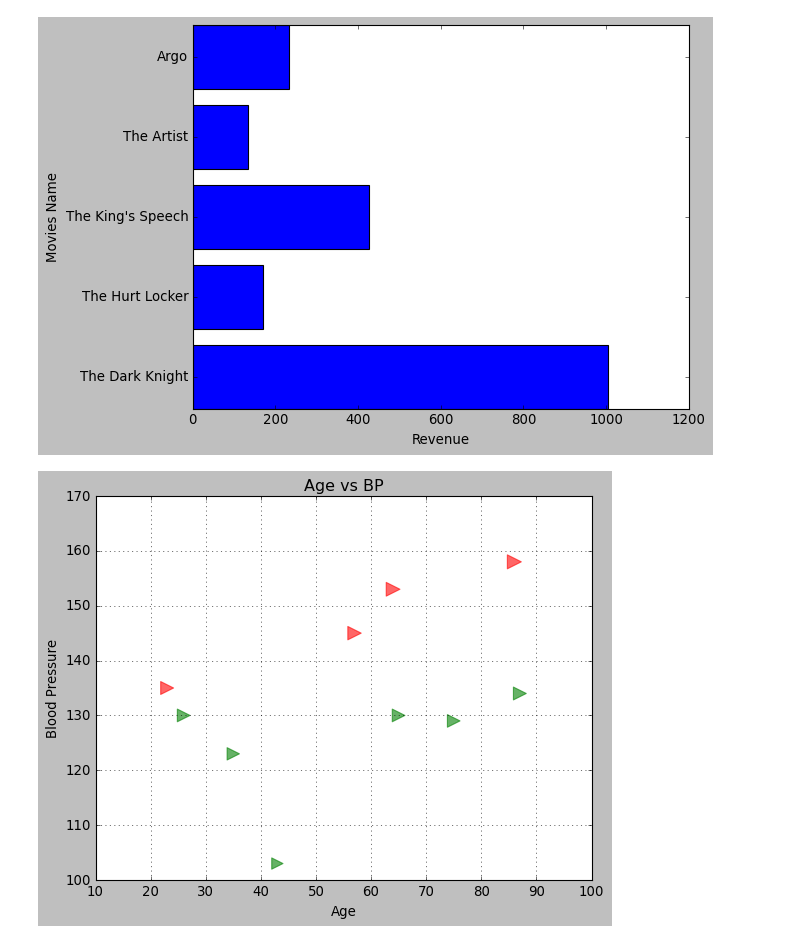
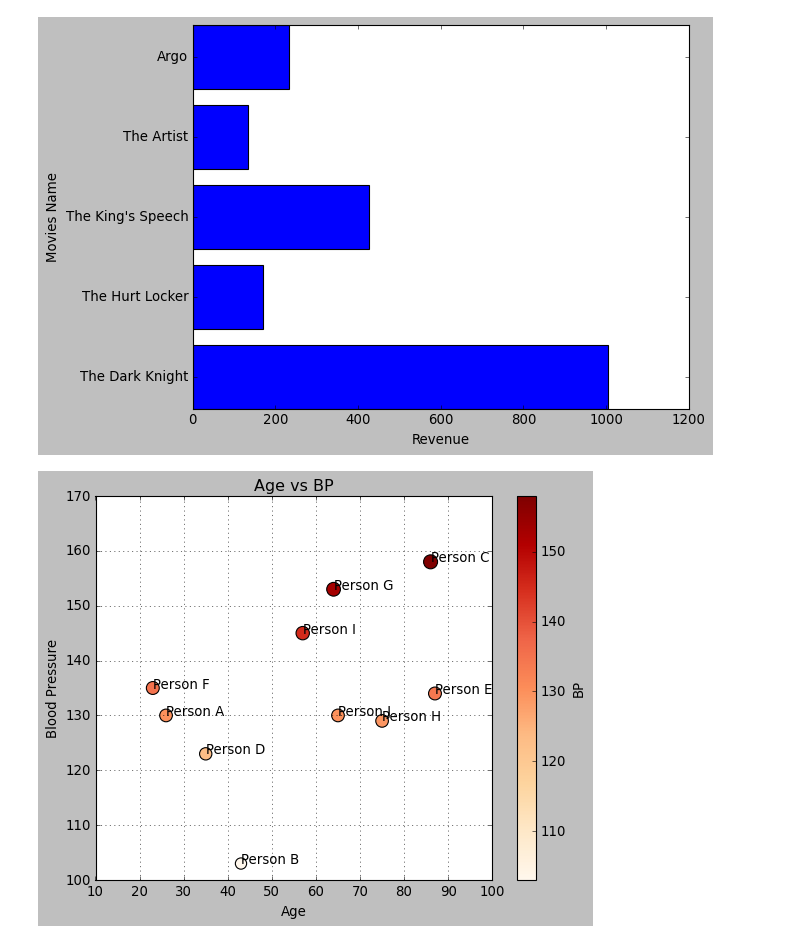
Before and after one commit to yenare-vaibhavi-30/ai-ml-learning-journey, a Jupyter notebook: Data Visualization/matplotlib_tutorial.ipynb, the cells around one changed output. Drawn from its saved outputs; the diff is of its cells as text; code cells hidden in the pictures.

```diff
--- a/Data Visualization/matplotlib_tutorial.ipynb
+++ b/Data Visualization/matplotlib_tutorial.ipynb
@@ -229,15 +229,20 @@ Text(0, 0.5, 'Movies Name')
 # %%
 # Scatter Plots
 
 people = ["Person A", "Person B", "Person C", "Person D", "Person E",
            "Person F", "Person G", "Person H", "Person I", "Person J"]
 age = [26, 43, 86, 35, 87, 23, 64, 75, 57, 65]
 bp = [130, 103, 158, 123, 134, 135, 153, 129, 145, 130]
-colors = ["green" if x < 135 else "red" for x in bp ]
-plt.scatter(age, bp, color= colors, s = bp, marker = ">", alpha= 0.6)
+#colors = ["green" if x < 135 else "red" for x in bp ]
+#plt.scatter(age, bp, color= colors, s = bp, marker = ">", alpha= 0.6)
+plt.scatter(age, bp, s = bp, cmap = "OrRd", c = bp)
 plt.title("Age vs BP")
 plt.xlabel("Age")
 plt.ylabel("Blood Pressure")
 plt.grid()
+plt.colorbar(label="BP")
+
+for i in range(len(people)):
+    plt.annotate(people[i], xy = (age[i], bp[i]), xytext=(age[i], bp[i]))
 # %% [output]
-[figure, old version]
+[figure, new version]
```
Also changed, not shown: parts of 3 cells of this notebook, 1 other file.
